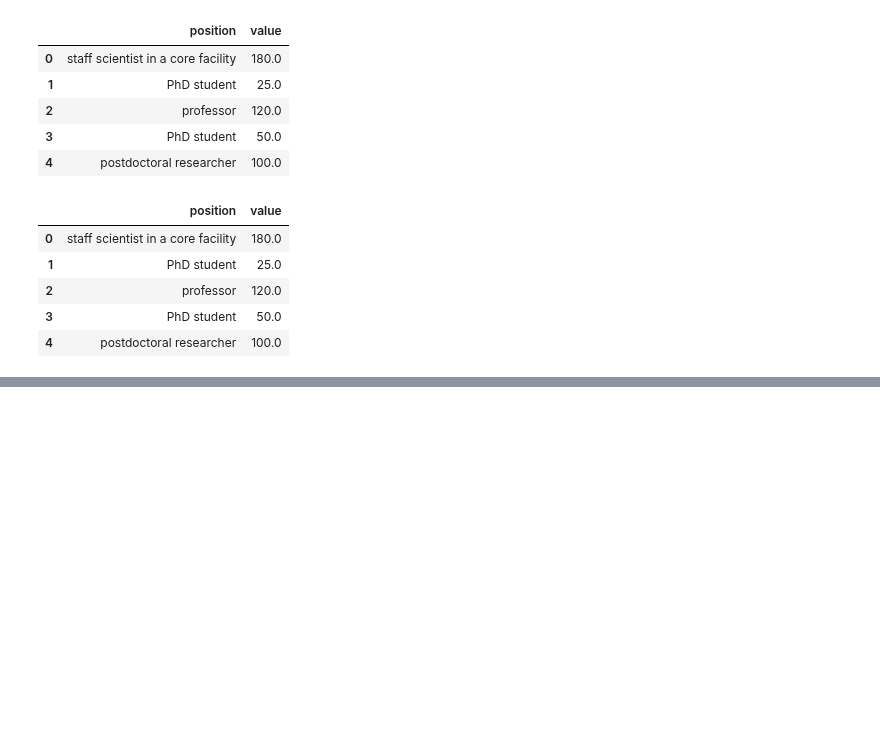
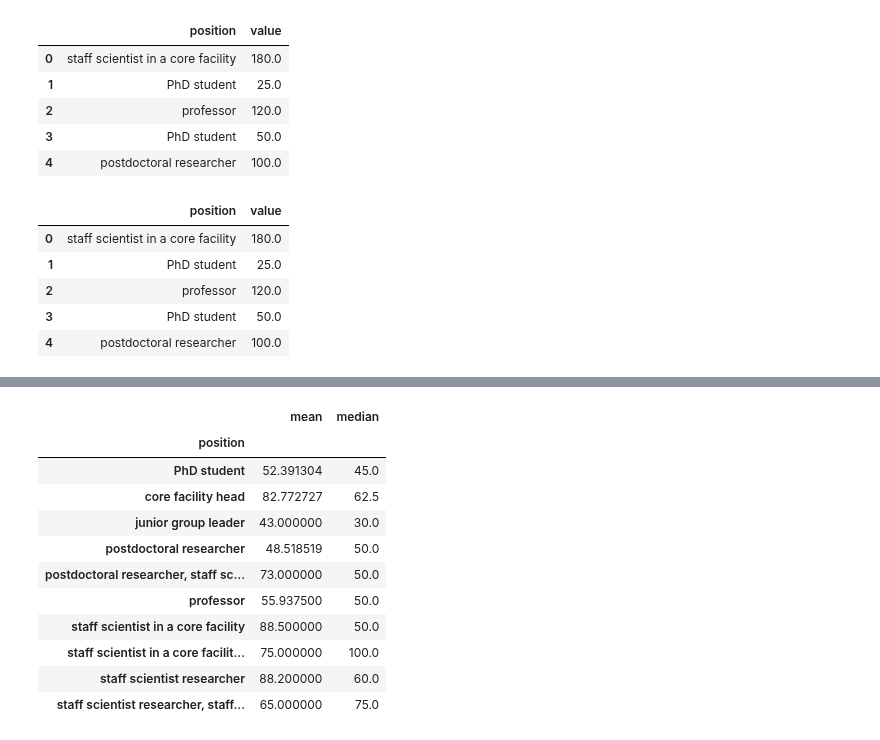
Before and after one commit to GloBIAS-BioimageAnalysts/Survey_2024, a Jupyter notebook: notebooks/membership_cost.ipynb, the cells around one changed output, grey strips where cells are left out. Cells and saved outputs as stored; diff of their text form; code cells hidden in the pictures; blank space fills up the shorter version.

```diff
--- a/notebooks/membership_cost.ipynb
+++ b/notebooks/membership_cost.ipynb
@@ -188,0 +205,21 @@ plt.savefig("../figures/MembershipFeePositionBoxplot.svg", bbox_inches='tight')
+# %%
+table = pd.pivot_table(
+    position_value_filtered_df,
+    values="value",
+    index="position",
+    aggfunc={"value": ["median", "mean"]},
+)
+table
+# %% [output]
+|  | mean | median |
+| position |  |  |
+| PhD student | 52.391304 | 45.0 |
+| core facility head | 82.772727 | 62.5 |
+| junior group leader | 43.000000 | 30.0 |
+| postdoctoral researcher | 48.518519 | 50.0 |
+| postdoctoral researcher, staff sc... | 73.000000 | 50.0 |
+| professor | 55.937500 | 50.0 |
+| staff scientist in a core facility | 88.500000 | 50.0 |
+| staff scientist in a core facilit... | 75.000000 | 100.0 |
+| staff scientist researcher | 88.200000 | 60.0 |
+| staff scientist researcher, staff... | 65.000000 | 75.0 |
```
Also changed, not shown: parts of 8 cells of this notebook, 26 other files.
